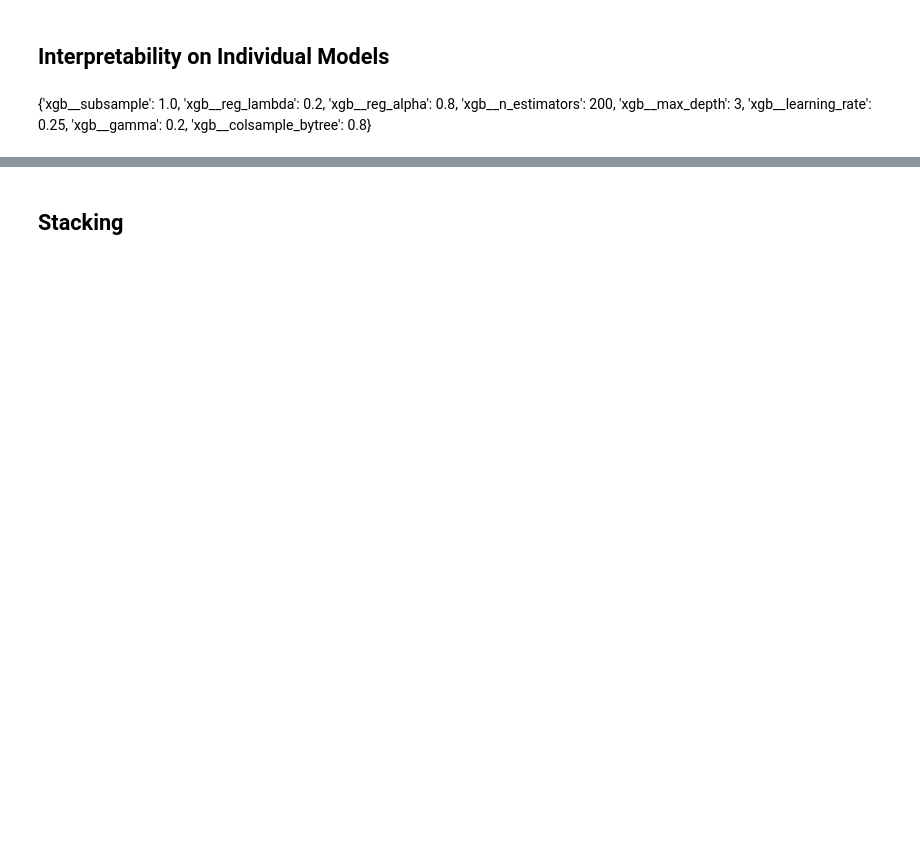
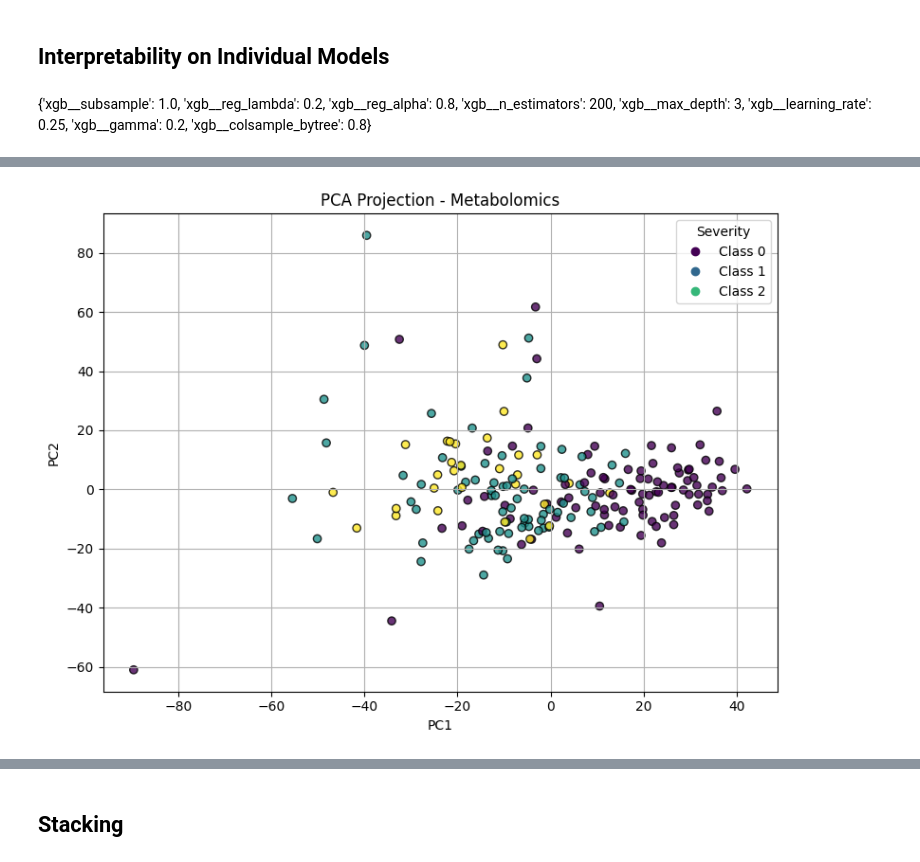
Before and after one commit to kiannaamaya/multiomics-covid-ensemble, a Jupyter notebook: pca_approach/pca_pipeline.ipynb, the cells around one changed output, grey strips where cells are left out. Drawn from its saved outputs; the diff is of its cells as text; code cells hidden in the pictures; blank space fills up the shorter version.

```diff
--- a/pca_approach/pca_pipeline.ipynb
+++ b/pca_approach/pca_pipeline.ipynb
@@ -791,0 +1098,9 @@ main(data_paths)
+# %%
+def encode_binary_columns_single(X):
+    binary_columns = ['sex', 'kidney_disease', 'chronic_hypertension', 'cancer', 'asthma', 'copd', 'coronary_artery_disease']
+    binary_mapping = {'Male': 1, 'Yes': 1, 'Female': 0, 'No': 0}
+
+    for column in binary_columns:
+        if column in X.columns:
+            X[column] = X[column].map(binary_mapping)
+    return X
@@ -821,3 +1250,9 @@ clinical_model = RandomForestClassifier(
+# %%
+X = joblib.load('/content/drive/MyDrive/covid_baseline_classifier_outputs/Metabolomics/X_metabolomics.pkl')
+y = joblib.load('/content/drive/MyDrive/covid_baseline_classifier_outputs/Clinical/y_clinical.pkl')
+plot_pca_scatter(X, y, data_type="Metabolomics")
+# %% [output]
+[figure, added]
 # %%
 def load_pre_split_data():
         X_train_pro = joblib.load('/content/drive/MyDrive/covid_baseline_classifier_outputs/Proteomics/X_train.pkl')
```
Also changed, not shown: parts of 41 cells of this notebook, 1 other file.
